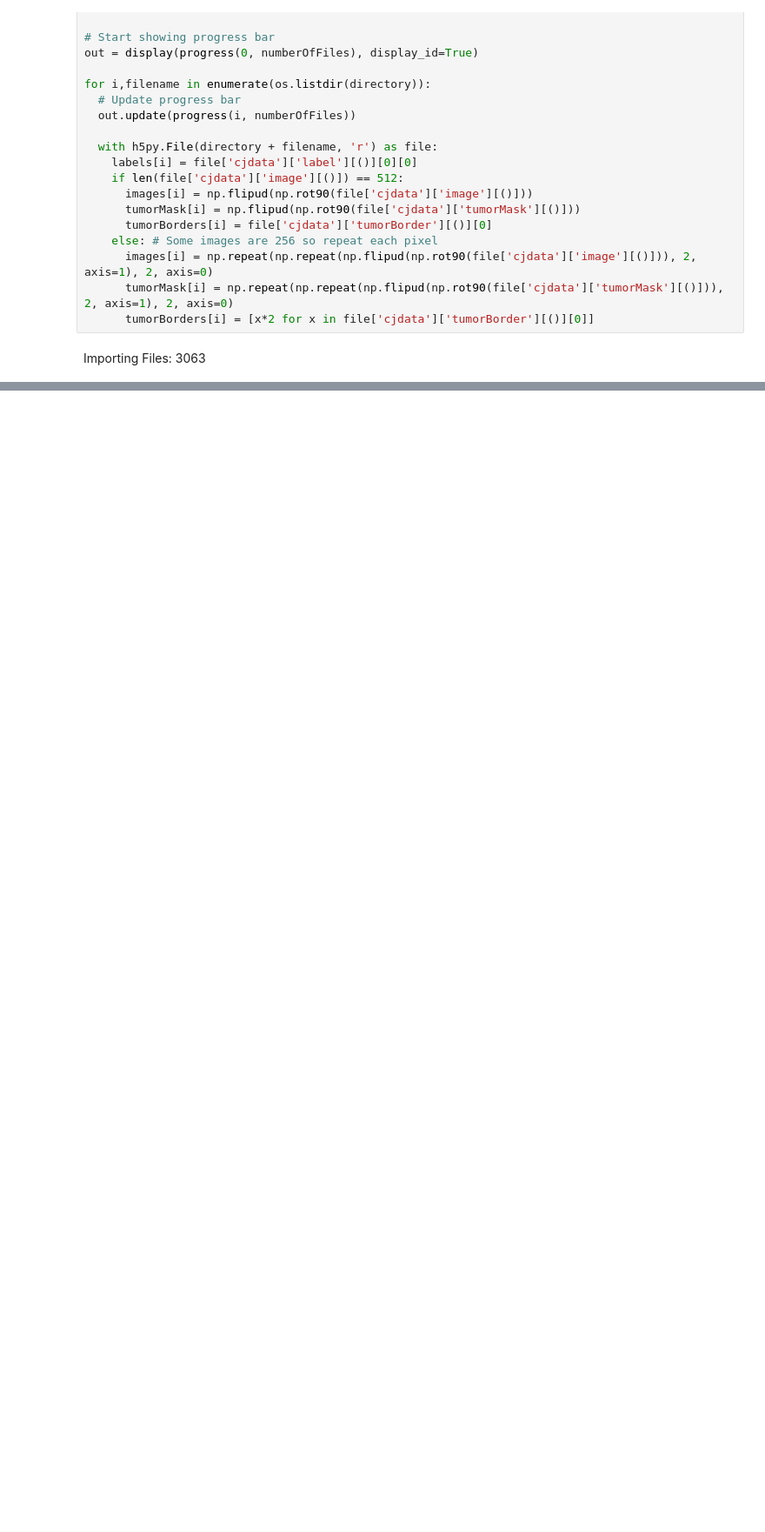
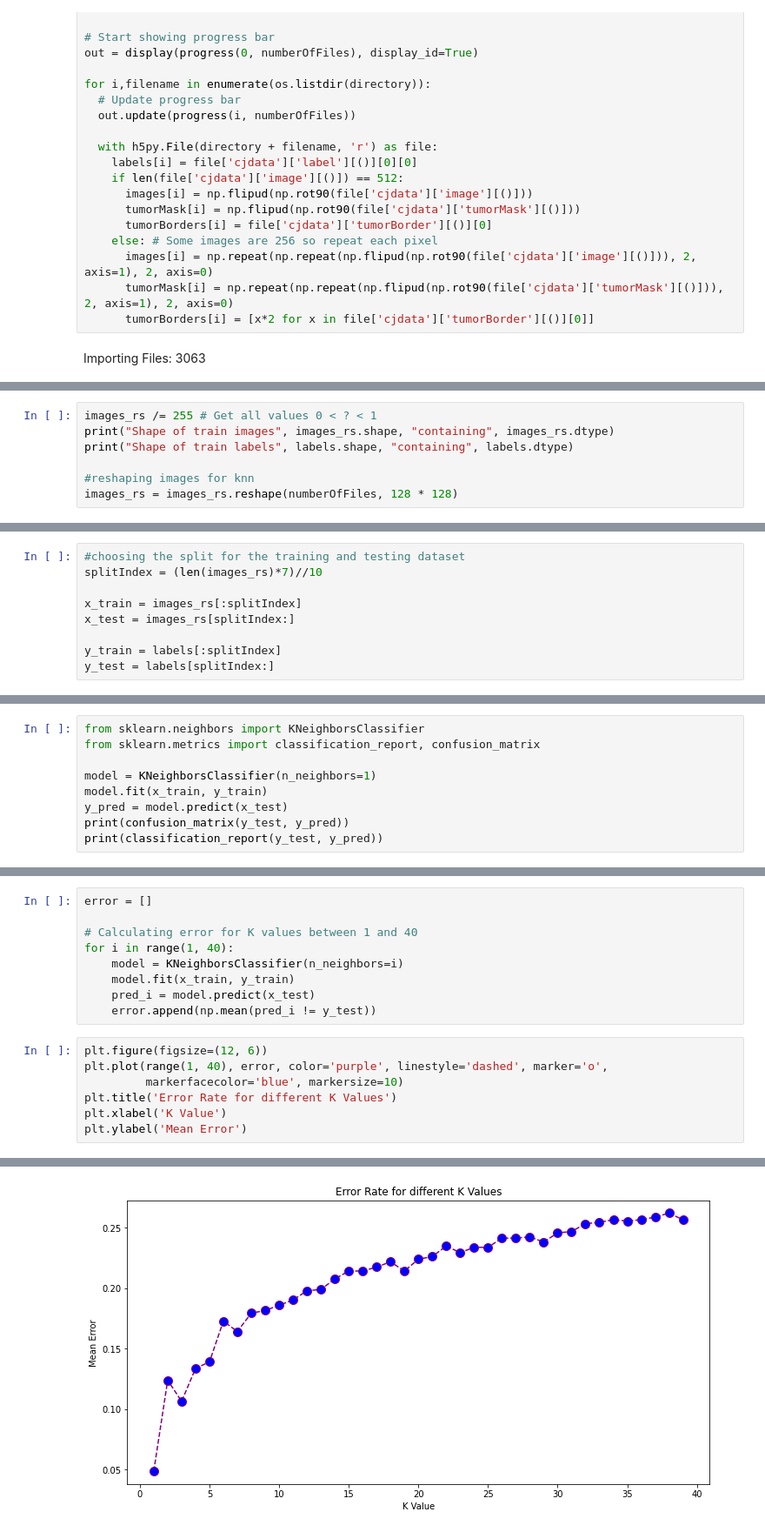
Before and after one commit to jw01324/COM3025, a Jupyter notebook: COM3025.ipynb, the cells around one changed output, grey strips where cells are left out. Shown: that part at 87% size. Drawn from its saved outputs; the diff is of its cells as text; blank space fills up the shorter version.

Commit message:
KNN Classifier added

```diff
--- a/COM3025.ipynb
+++ b/COM3025.ipynb
@@ -55,0 +169,7 @@ Importing Files: 3063
+# %%
+images_rs /= 255 # Get all values 0 < ? < 1
+print("Shape of train images", images_rs.shape, "containing", images_rs.dtype)
+print("Shape of train labels", labels.shape, "containing", labels.dtype)
+
+#reshaping images for knn
+images_rs = images_rs.reshape(numberOfFiles, 128 * 128)
@@ -55,0 +189,9 @@ Importing Files: 3063
+# %%
+#choosing the split for the training and testing dataset
+splitIndex = (len(images_rs)*7)//10
+
+x_train = images_rs[:splitIndex]
+x_test = images_rs[splitIndex:]
+
+y_train = labels[:splitIndex]
+y_test = labels[splitIndex:]
@@ -55,0 +209,9 @@ Importing Files: 3063
+# %%
+from sklearn.neighbors import KNeighborsClassifier
+from sklearn.metrics import classification_report, confusion_matrix
+
+model = KNeighborsClassifier(n_neighbors=1)
+model.fit(x_train, y_train)
+y_pred = model.predict(x_test)
+print(confusion_matrix(y_test, y_pred))
+print(classification_report(y_test, y_pred))
@@ -55,0 +236,17 @@ Importing Files: 3063
+# %%
+error = []
+
+# Calculating error for K values between 1 and 40
+for i in range(1, 40):
+    model = KNeighborsClassifier(n_neighbors=i)
+    model.fit(x_train, y_train)
+    pred_i = model.predict(x_test)
+    error.append(np.mean(pred_i != y_test))
+# %%
+plt.figure(figsize=(12, 6))
+plt.plot(range(1, 40), error, color='purple', linestyle='dashed', marker='o',
+         markerfacecolor='blue', markersize=10)
+plt.title('Error Rate for different K Values')
+plt.xlabel('K Value')
+plt.ylabel('Mean Error')
+# %% [output]
@@ -55,0 +254 @@ Importing Files: 3063
+[figure, added]
```
Also changed, not shown: parts of 18 cells of this notebook.
